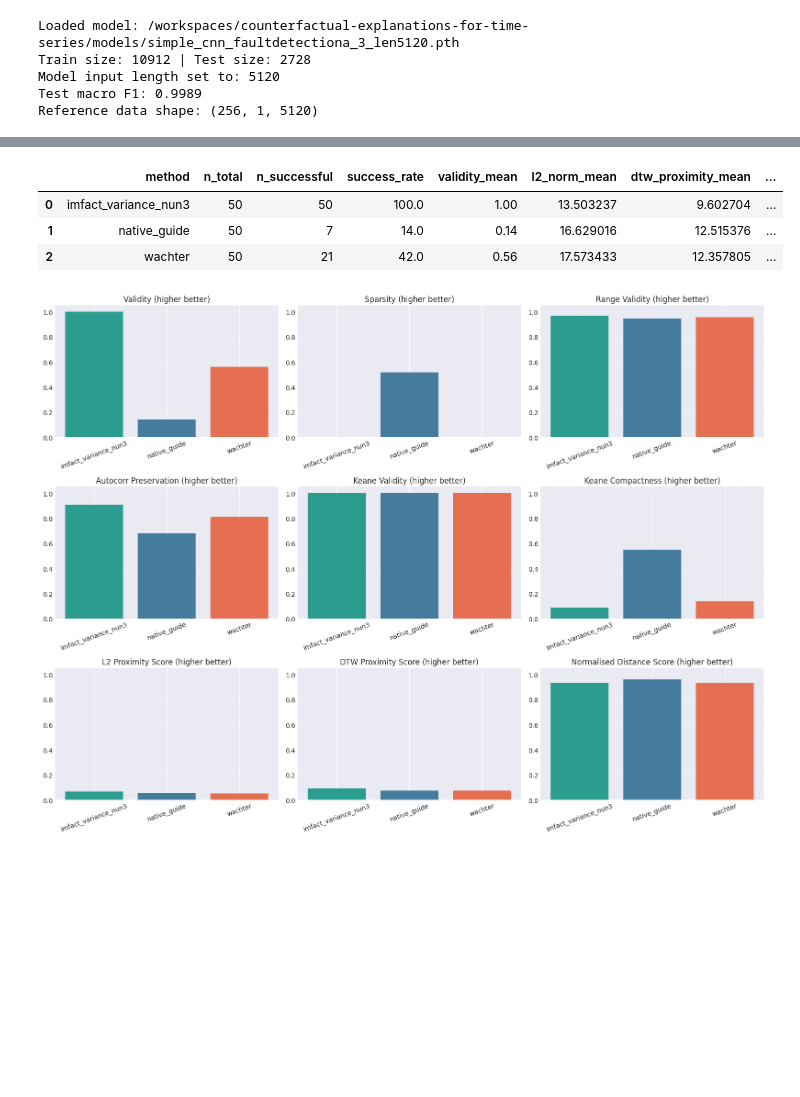
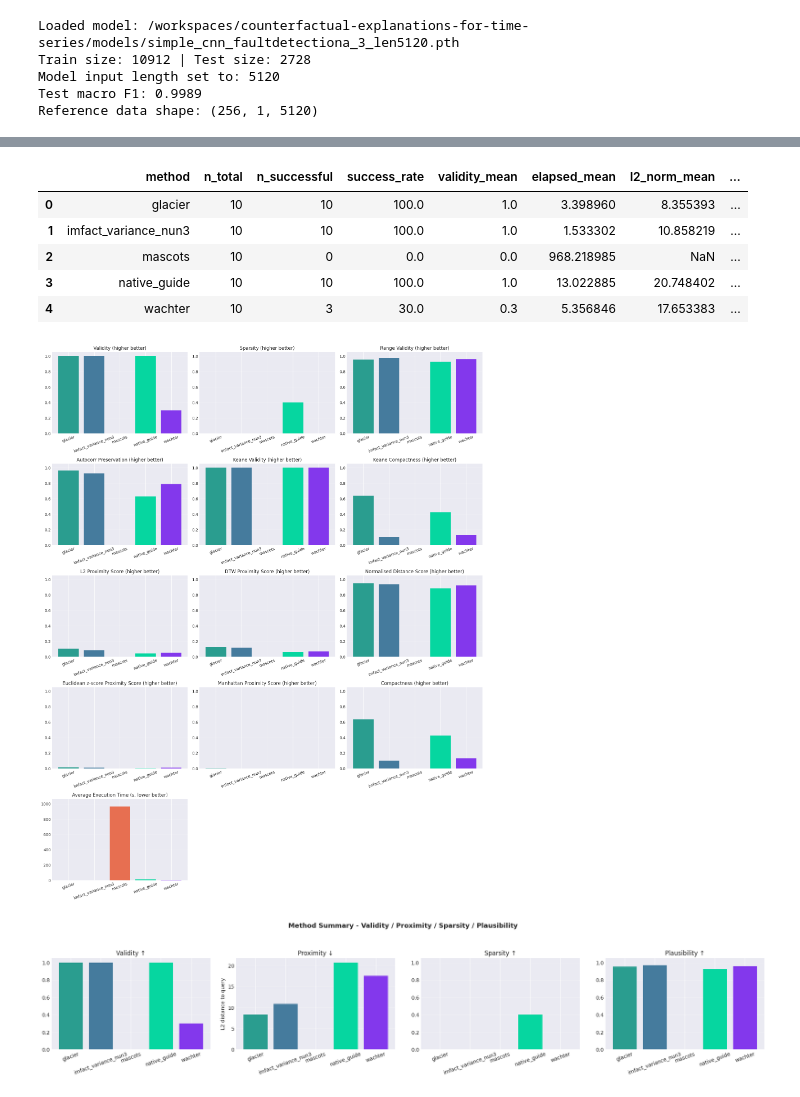
Before and after one commit to visual-xai-for-time-series/counterfactual-explanations-for-time-series, a Jupyter notebook: cfts/cf_imfact/experiments/faultdetectiona/imfact_vs_native_guide_wachter_keane_projection.ipynb, the cells around one changed output, grey strips where cells are left out. Drawn from its saved outputs; the diff is of its cells as text; code cells hidden in the pictures; blank space fills up the shorter version.

Commit message:
Added new imfact version and also experiment runs

```diff
--- a/cfts/cf_imfact/experiments/faultdetectiona/imfact_vs_native_guide_wachter_keane_projection.ipynb
+++ b/cfts/cf_imfact/experiments/faultdetectiona/imfact_vs_native_guide_wachter_keane_projection.ipynb
@@ -335,6 +441,7 @@ summary_df = (
         n_successful=("success", "sum"),
         success_rate=("success", "mean"),
         validity_mean=("validity", "mean"),
+        elapsed_mean=("elapsed", "mean"),
     )
     .reset_index()
     .merge(
@@ -349,6 +456,10 @@ summary_df = (
             keane_validity_mean=("keane_validity", "mean"),
             keane_proximity_mean=("keane_proximity", "mean"),
             keane_compactness_mean=("keane_compactness", "mean"),
+            euclidean_dist_zscore_mean=("euclidean_dist_zscore", "mean"),
+            manhattan_distance_mean=("manhattan_distance", "mean"),
+            l0_norm_mean=("l0_norm", "mean"),
+            compactness_mean=("compactness", "mean"),
         )
         .reset_index(),
         on="method",
@@ -362,43 +473,89 @@ summary_df["validity_mean"] = summary_df["validity_mean"].fillna(0.0)
 
 summary_df.sort_values("method")
 # %% [output]
-|  | method | n_total | n_successful | success_rate | validity_mean | l2_norm_mean | dtw_proximity_mean | ... |
-| 0 | imfact_variance_nun3 | 50 | 50 | 100.0 | 1.00 | 13.503237 | 9.602704 | ... |
-| 1 | native_guide | 50 | 7 | 14.0 | 0.14 | 16.629016 | 12.515376 | ... |
-| 2 | wachter | 50 | 21 | 42.0 | 0.56 | 17.573433 | 12.357805 | ... |
+|  | method | n_total | n_successful | success_rate | validity_mean | elapsed_mean | l2_norm_mean | ... |
+| 0 | glacier | 10 | 10 | 100.0 | 1.0 | 3.398960 | 8.355393 | ... |
+| 1 | imfact_variance_nun3 | 10 | 10 | 100.0 | 1.0 | 1.533302 | 10.858219 | ... |
+| 2 | mascots | 10 | 0 | 0.0 | 0.0 | 968.218985 | NaN | ... |
+| 3 | native_guide | 10 | 10 | 100.0 | 1.0 | 13.022885 | 20.748402 | ... |
+| 4 | wachter | 10 | 3 | 30.0 | 0.3 | 5.356846 | 17.653383 | ... |
 # %%
-colors = ["#2a9d8f", "#457b9d", "#e76f51"]
+colors = ["#2a9d8f", "#457b9d", "#e76f51", "#06d6a0", "#8338ec"]
 plot_df = summary_df.sort_values("method").copy()
 methods = plot_df["method"].tolist()
 
 def _bar(ax, vals, title, ylim=(0, 1.05)):
     ax.bar(methods, vals, color=colors[:len(methods)])
     ax.set_title(title)
     ax.set_ylim(*ylim)
     ax.tick_params(axis="x", rotation=20)
     ax.grid(True, axis="y", alpha=0.3)
 
 l2_score = 1.0 / (1.0 + plot_df["l2_norm_mean"])
 dtw_score = 1.0 / (1.0 + plot_df["dtw_proximity_mean"])
 norm_dist_score = 1.0 / (1.0 + plot_df["normalized_distance_mean"])
 keane_prox_score = 1.0 / (1.0 + plot_df["keane_proximity_mean"])
+zscore_score = 1.0 / (1.0 + plot_df["euclidean_dist_zscore_mean"])
+manhattan_score = 1.0 / (1.0 + plot_df["manhattan_distance_mean"])
+l0_norm_score = 1.0 / (1.0 + plot_df["l0_norm_mean"])
 
-fig, axes = plt.subplots(3, 3, figsize=(16, 12))
+time_max = max(float(plot_df["elapsed_mean"].fillna(0).max()) * 1.1, 0.01)
+
+fig, axes = plt.subplots(5, 3, figsize=(16, 20))
 
 _bar(axes[0, 0], plot_df["validity_mean"], "Validity (higher better)")
 _bar(axes[0, 1], plot_df["sparsity_mean"], "Sparsity (higher better)")
 _bar(axes[0, 2], plot_df["range_validity_mean"], "Range Validity (higher better)")
 _bar(axes[1, 0], plot_df["autocorr_mean"], "Autocorr Preservation (higher better)")
 _bar(axes[1, 1], plot_df["keane_validity_mean"], "Keane Validity (higher better)")
 _bar(axes[1, 2], plot_df["keane_compactness_mean"], "Keane Compactness (higher better)")
 _bar(axes[2, 0], l2_score, "L2 Proximity Score (higher better)")
 _bar(axes[2, 1], dtw_score, "DTW Proximity Score (higher better)")
 _bar(axes[2, 2], norm_dist_score, "Normalised Distance Score (higher better)")
+_bar(axes[3, 0], zscore_score, "Euclidean z-score Proximity Score (higher better)")
+_bar(axes[3, 1], manhattan_score, "Manhattan Proximity Score (higher better)")
+_bar(axes[3, 2], plot_df["compactness_mean"], "Compactness (higher better)")
+_bar(axes[4, 0], plot_df["elapsed_mean"], "Average Execution Time (s, lower better)", ylim=(0, time_max))
+axes[4, 1].axis("off")
+axes[4, 2].axis("off")
 
 plt.tight_layout()
 plt.show()
+
+# Canonical CF-evaluation dimensions: validity (higher better), proximity
+# (lower better), sparsity (higher better), plausibility (higher better).
+fig2, axes2 = plt.subplots(1, 4, figsize=(20, 4.5))
+
+axes2[0].bar(methods, plot_df["validity_mean"], color=colors[: len(methods)])
+axes2[0].set_title("Validity \u2191")
+axes2[0].set_ylim(0, 1.05)
+axes2[0].tick_params(axis="x", rotation=20)
+axes2[0].grid(True, axis="y", alpha=0.3)
+
+axes2[1].bar(methods, plot_df["l2_norm_mean"], color=colors[: len(methods)])
+axes2[1].set_title("Proximity \u2193")
+axes2[1].set_ylabel("L2 distance to query")
+axes2[1].tick_params(axis="x", rotation=20)
+axes2[1].grid(True, axis="y", alpha=0.3)
+
+axes2[2].bar(methods, plot_df["sparsity_mean"], color=colors[: len(methods)])
+axes2[2].set_title("Sparsity \u2191")
+axes2[2].set_ylim(0, 1.05)
+axes2[2].tick_params(axis="x", rotation=20)
+axes2[2].grid(True, axis="y", alpha=0.3)
+
+axes2[3].bar(methods, plot_df["range_validity_mean"], color=colors[: len(methods)])
+axes2[3].set_title("Plausibility \u2191")
+axes2[3].set_ylim(0, 1.05)
+axes2[3].tick_params(axis="x", rotation=20)
+axes2[3].grid(True, axis="y", alpha=0.3)
+
+fig2.suptitle("Method Summary - Validity / Proximity / Sparsity / Plausibility", fontsize=13, fontweight="bold")
+plt.tight_layout(rect=[0, 0.02, 1, 0.92])
+plt.show()
 # %% [output]
-[figure, old version]
+[figure, new version]
+[figure, added]
 # %%
 # UMAP projection for one representative evaluated sample.
 background_data = np.stack([to_channel_first(dataset_test[i][0]).reshape(-1) for i in range(len(dataset_test))], axis=0)
```
Also changed, not shown: parts of 5 cells of this notebook, 43 other files.
